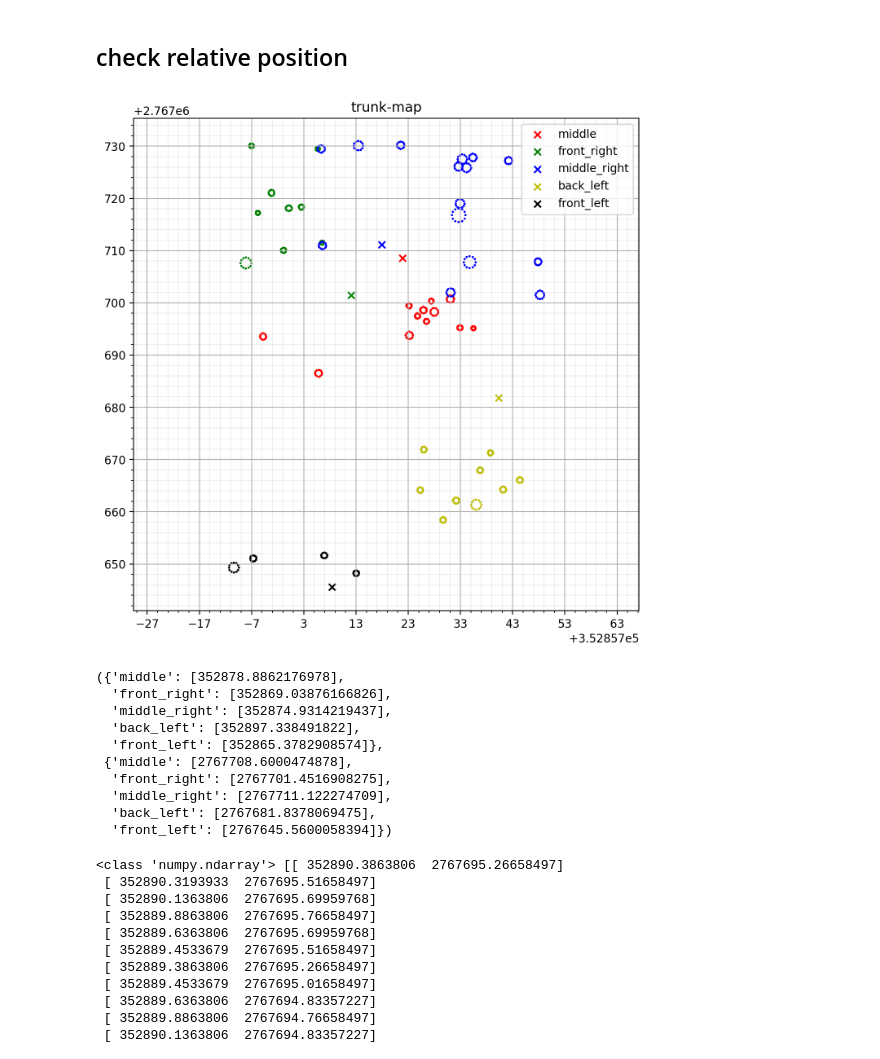
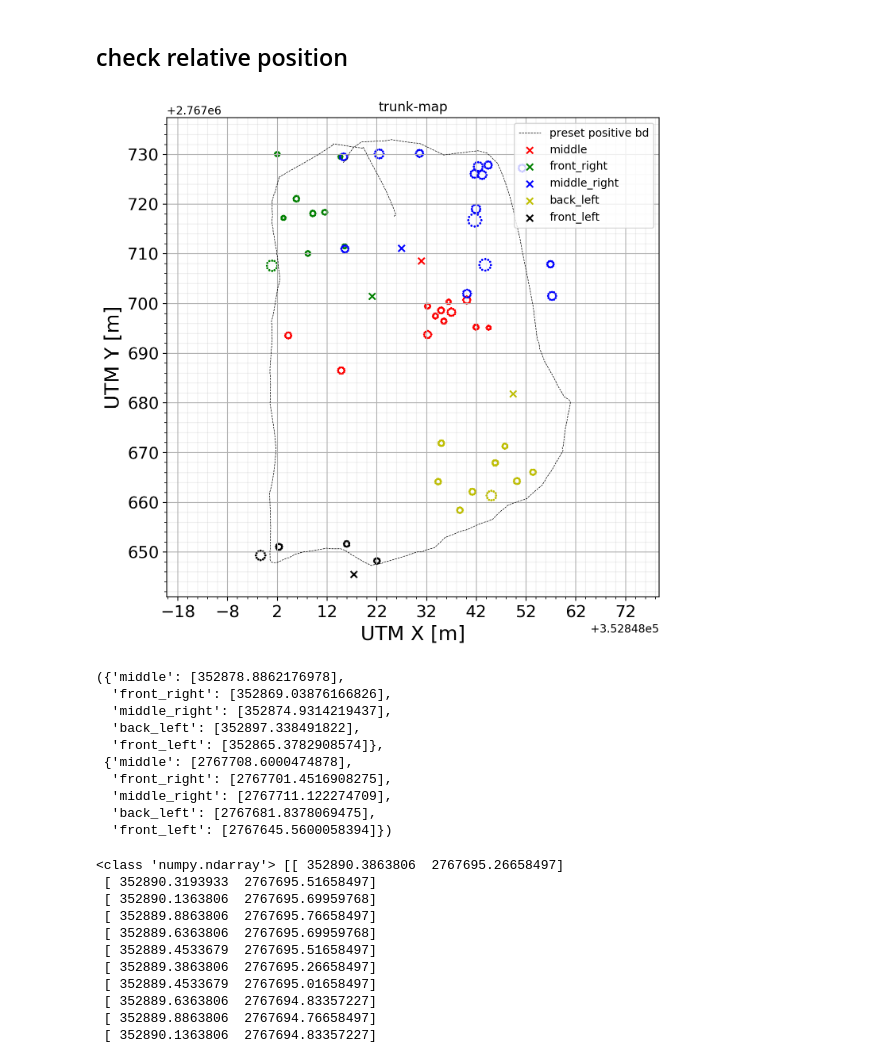
Before and after one commit to Chen-Yu-Qiang/mapping_explorer, a Jupyter notebook: jupyterNotebook/merge_map.ipynb, the cells around one changed output. Cells and saved outputs as stored; diff of their text form; code cells hidden in the pictures.

```diff
--- a/jupyterNotebook/merge_map.ipynb
+++ b/jupyterNotebook/merge_map.ipynb
@@ -56,3 +56,25 @@ Start reading: /home/ncslaber/110-1/211002_allLibrary/image_bag/2021-10-02-17-29
 Start reading: /home/ncslaber/110-1/211002_allLibrary/image_bag/2021-10-03-17-48-23.bag
 Start reading: /home/ncslaber/110-1/211002_allLibrary/image_bag/2021-07-25-18-23-39.bag
 Start reading: /home/ncslaber/110-1/211002_allLibrary/image_bag/2021-10-09-16-49-04.bag
+# %%
+
+
+topics = ['/navsat/fix']
+
+bag_source_file = '/home/ncslaber/110-1/211009_allLibrary/image_bag/2021-10-09-17-38-22.bag'
+print('Start reading: {}'.format(bag_source_file))
+bag = rosbag.Bag(bag_source_file, 'r')
+
+aa = list()
+bb = list()
+
+for topic, msg, t in bag.read_messages(topics=topics):
+    if topic == '/navsat/fix':
+        if not math.isnan(msg.latitude) and not math.isnan(msg.longitude):
+            aa.append(msg.latitude)
+            bb.append(msg.longitude)
+        else:
+            print(msg.latitude, msg.longitude)
+
+
+bag.close()
@@ -70,7 +94,7 @@ def traj(utm_x_traj,utm_y_traj, title):
 #     fig3, ax3 = plt.subplots(figsize=(5, 5),dpi=80)
     plt.grid(True)
     plt.axis('equal')
-    plt.plot(utm_x_traj,utm_y_traj,'-o',c='black',label='preset positive bd')
+    plt.plot(utm_x_traj,utm_y_traj,'--',c='black',label='preset positive bd', linewidth=0.5)
     ax3.get_xaxis().get_major_formatter().set_useOffset(
             round(min(utm_x_traj) / 1000, 2)*1000)
     plt.ylabel('UTM Y [m]', fontsize=18)
@@ -162,6 +186,10 @@ plt.show()
 # %%
 from matplotlib.ticker import (AutoMinorLocator, MultipleLocator)
 fig3, ax3 = plt.subplots(figsize=(8, 8),dpi=200)
+
+
+utm_x_traj, utm_y_traj = transform_to_utm_npy(aa, bb)
+traj(utm_x_traj,utm_y_traj, 'positive')
 
 file_name = {'middle':'2021-10-02-17-54-09', 'front_right':'2021-10-02-17-03-14',
             'middle_right':'2021-10-02-17-29-15', 'back_left':'2021-10-03-17-48-23',
@@ -180,34 +208,34 @@ for index, item in enumerate(file_name.keys()):
     lat_start = np.mean(lat_dict[item][:25])
     lng_start = np.mean(lng_dict[item][:25])
     utm_start_x, utm_start_y = transform_to_utm_npy([lat_start], [lng_start])
     utm_start_x_dict[item] = utm_start_x
     utm_start_y_dict[item] = utm_start_y
     plt.scatter(utm_start_x, utm_start_y, label=item, c=color[index], marker='x')
 
 # for item in lat_dict.keys():
 #     utm_x_traj, utm_y_traj = get_init_utm_npy(lat_dict[item], lng_dict[item])
 #     traj(utm_x_traj,utm_y_traj, item)
 plt.legend()
 
 ax3.grid(True)
 ax3.axis('equal')
 ax3.get_xaxis().get_major_formatter().set_useOffset(
             round(min(utm_x_traj) / 1000, 3)*1000)
 
 ax3.xaxis.set_major_locator(MultipleLocator(10))
 ax3.yaxis.set_major_locator(MultipleLocator(10))
 
 # Change minor ticks to show every 5. (20/4 = 5)
 ax3.xaxis.set_minor_locator(AutoMinorLocator(5))
 ax3.yaxis.set_minor_locator(AutoMinorLocator(5))
 
 ax3.grid(which='minor', alpha=0.2)
 ax3.grid(which='major', alpha=1)
 plt.title('trunk-map')
 plt.show()
 utm_start_x_dict, utm_start_y_dict
 # %% [output]
-[figure, old version]
+[figure, new version]
 ({'middle': [352878.8862176978],
   'front_right': [352869.03876166826],
   'middle_right': [352874.9314219437],
```
Also changed, not shown: parts of 1 cell of this notebook, 3 other files.
